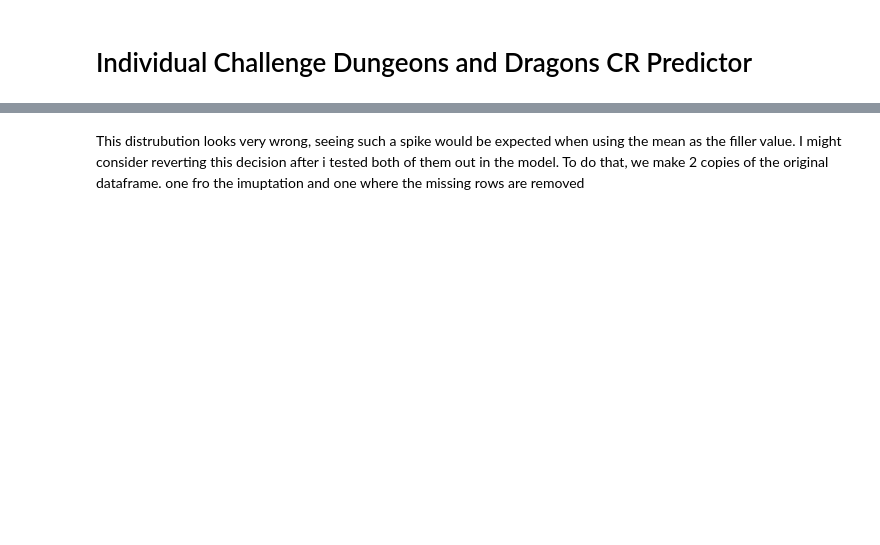
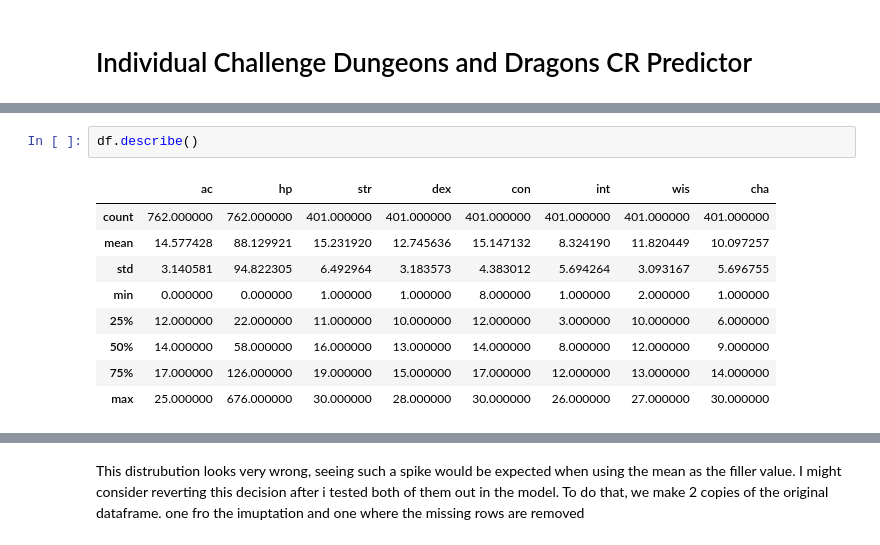
Before and after one commit to duradenzel/Individual-Challange, a Jupyter notebook: Individual challenge.ipynb, the cells around one changed output, grey strips where cells are left out. Drawn from its saved outputs; the diff is of its cells as text; blank space fills up the shorter version.

```diff
--- a/Individual challenge.ipynb
+++ b/Individual challenge.ipynb
@@ -317,0 +40,12 @@ for col in stats_columns:
+# %%
+df.describe()
+# %% [output]
+|  | ac | hp | str | dex | con | int | wis | cha |
+| count | 762.000000 | 762.000000 | 401.000000 | 401.000000 | 401.000000 | 401.000000 | 401.000000 | 401.000000 |
+| mean | 14.577428 | 88.129921 | 15.231920 | 12.745636 | 15.147132 | 8.324190 | 11.820449 | 10.097257 |
+| std | 3.140581 | 94.822305 | 6.492964 | 3.183573 | 4.383012 | 5.694264 | 3.093167 | 5.696755 |
+| min | 0.000000 | 0.000000 | 1.000000 | 1.000000 | 8.000000 | 1.000000 | 2.000000 | 1.000000 |
+| 25% | 12.000000 | 22.000000 | 11.000000 | 10.000000 | 12.000000 | 3.000000 | 10.000000 | 6.000000 |
+| 50% | 14.000000 | 58.000000 | 16.000000 | 13.000000 | 14.000000 | 8.000000 | 12.000000 | 9.000000 |
+| 75% | 17.000000 | 126.000000 | 19.000000 | 15.000000 | 17.000000 | 12.000000 | 13.000000 | 14.000000 |
+| max | 25.000000 | 676.000000 | 30.000000 | 28.000000 | 30.000000 | 26.000000 | 27.000000 | 30.000000 |
```
Also changed, not shown: parts of 57 cells of this notebook.
